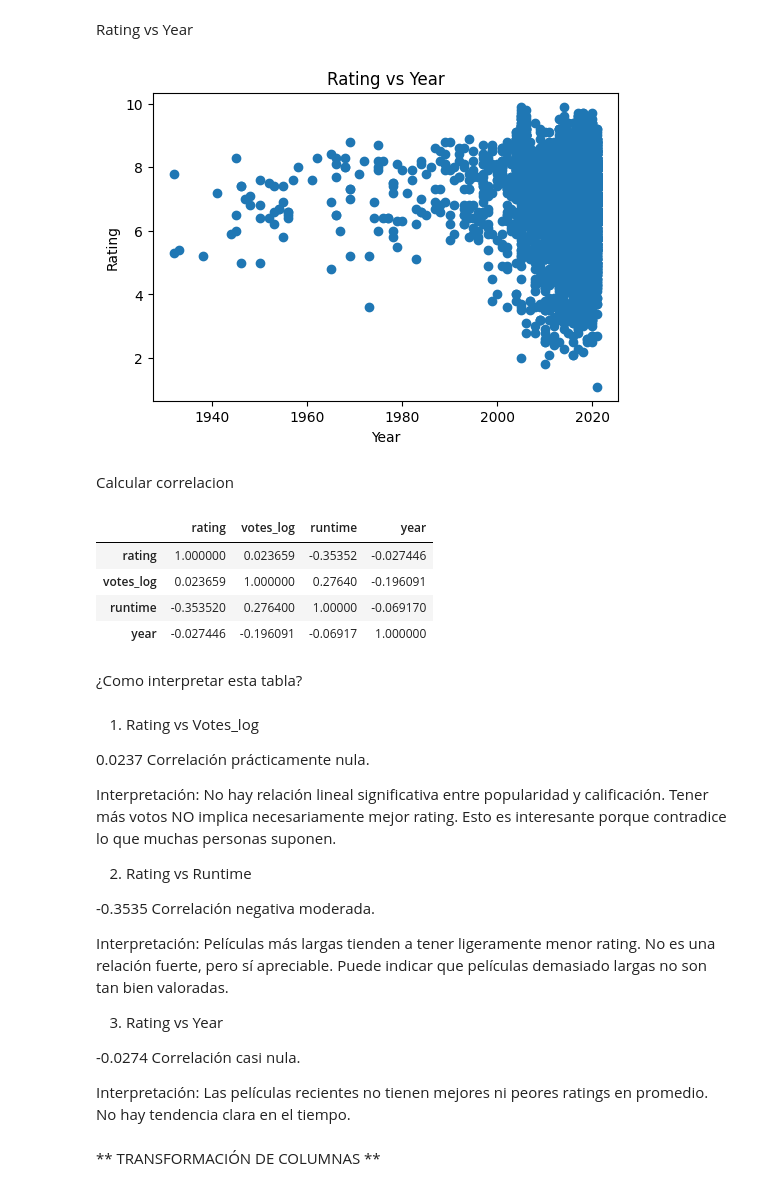
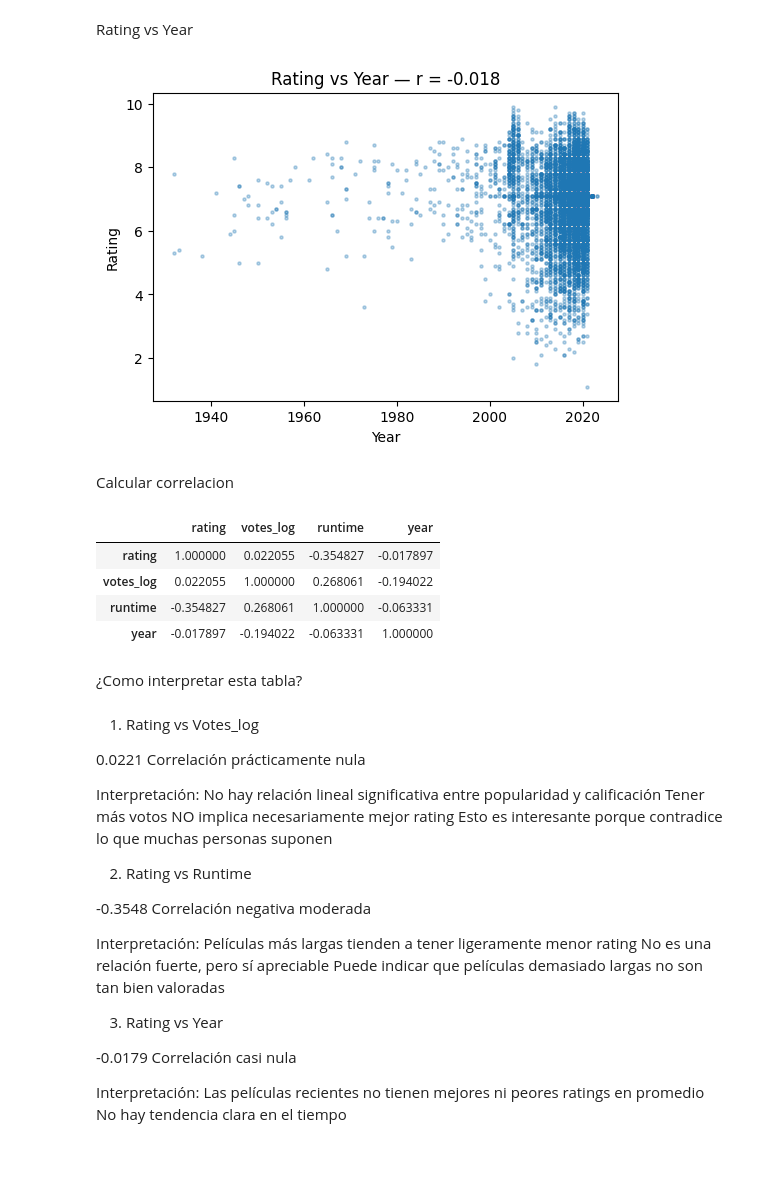
Before and after one commit to SimonCastroV/INFORME1_APREN_AUT, a Jupyter notebook: main.ipynb, the cells around one changed output. Drawn from its saved outputs; the diff is of its cells as text; code cells hidden in the pictures; blank space fills up the shorter version.

Commit message:
entrega final informe 1

```diff
--- a/main.ipynb
+++ b/main.ipynb
@@ -109,5 +106,8 @@ Luego vamos a rellenar valores, primero con los numericos los vamos a rellenar c
 # %%
 df["RunTime"] = df["RunTime"].fillna(df["RunTime"].mean())
+df["RATING"]  = df["RATING"].fillna(df["RATING"].median())
+df["VOTES"]   = pd.to_numeric(df["VOTES"].astype(str).str.replace(",", ""), errors="coerce")
+df["VOTES"]   = df["VOTES"].fillna(df["VOTES"].median())
 # %% [markdown]
 Luego los categoricos con "Uknown"
 # %%
@@ -224,3 +224,2 @@ Inconsistencias detectadas
 # %%
-df["votes"] = df["votes"].str.replace(",", "")
-df["votes"] = pd.to_numeric(df["votes"], errors="coerce")
+df["votes"].dtype
@@ -246,8 +243,9 @@ df["year"].unique()[:20]
     '(2014– )', '(2013–2020)',    '(2015– )', '(2005–2020)', '(2013–2022)']
 Length: 20, dtype: str
 # %%
-df["year"] = df["year"].str.extract(r"(\d{4})")
+df["year"] = df["year"].astype(str).str.extract(r"(\d{4})")
 df["year"] = pd.to_numeric(df["year"], errors="coerce")
+df["year"] = df["year"].fillna(df["year"].median())
 # %%
 df.info()
 # %% [output]
@@ -580,52 +611,52 @@ plt.show()
 # %% [markdown]
 Rating vs Year
 # %%
+corr_yr = df_clean["year"].corr(df_clean["rating"])
+
 plt.figure(figsize=(6,4))
-plt.scatter(df_clean["year"], df_clean["rating"])
+plt.scatter(df_clean["year"], df_clean["rating"], alpha=0.3, s=5)
 plt.xlabel("Year")
 plt.ylabel("Rating")
-plt.title("Rating vs Year")
+plt.title(f"Rating vs Year — r = {corr_yr:.3f}")
 plt.show()
 # %% [output]
-[figure, old version]
+[figure, new version]
 # %% [markdown]
 Calcular correlacion
 # %%
 df_clean[["rating", "votes_log", "runtime", "year"]].corr()
 # %% [output]
 |  | rating | votes_log | runtime | year |
-| rating | 1.000000 | 0.023659 | -0.35352 | -0.027446 |
-| votes_log | 0.023659 | 1.000000 | 0.27640 | -0.196091 |
-| runtime | -0.353520 | 0.276400 | 1.00000 | -0.069170 |
-| year | -0.027446 | -0.196091 | -0.06917 | 1.000000 |
+| rating | 1.000000 | 0.022055 | -0.354827 | -0.017897 |
+| votes_log | 0.022055 | 1.000000 | 0.268061 | -0.194022 |
+| runtime | -0.354827 | 0.268061 | 1.000000 | -0.063331 |
+| year | -0.017897 | -0.194022 | -0.063331 | 1.000000 |
 # %% [markdown]
 ¿Como interpretar esta tabla?
 # %% [markdown]
 1. Rating vs Votes_log
 
-0.0237 Correlación prácticamente nula.
+0.0221 Correlación prácticamente nula
 
 Interpretación:
-No hay relación lineal significativa entre popularidad y calificación.
-Tener más votos NO implica necesariamente mejor rating.
-Esto es interesante porque contradice lo que muchas personas suponen.
+No hay relación lineal significativa entre popularidad y calificación
+Tener más votos NO implica necesariamente mejor rating
+Esto es interesante porque contradice lo que muchas personas suponen
 
 2. Rating vs Runtime
 
--0.3535 Correlación negativa moderada.
+-0.3548 Correlación negativa moderada
 
 Interpretación:
-Películas más largas tienden a tener ligeramente menor rating.
-No es una relación fuerte, pero sí apreciable.
-Puede indicar que películas demasiado largas no son tan bien valoradas.
+Películas más largas tienden a tener ligeramente menor rating
+No es una relación fuerte, pero sí apreciable
+Puede indicar que películas demasiado largas no son tan bien valoradas
 
 
 3. Rating vs Year
 
--0.0274 Correlación casi nula.
+-0.0179 Correlación casi nula
 
 Interpretación:
-Las películas recientes no tienen mejores ni peores ratings en promedio.
-No hay tendencia clara en el tiempo.
+Las películas recientes no tienen mejores ni peores ratings en promedio
+No hay tendencia clara en el tiempo
-# %% [markdown]
-** TRANSFORMACIÓN DE COLUMNAS **
```
Also changed, not shown: parts of 103 cells of this notebook.
